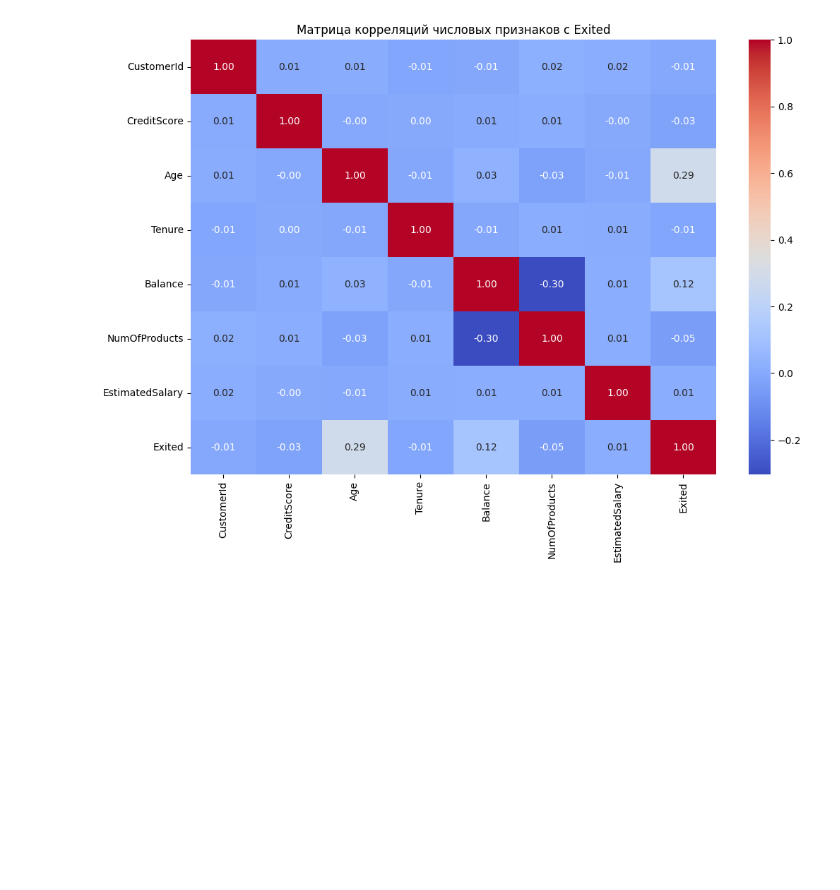
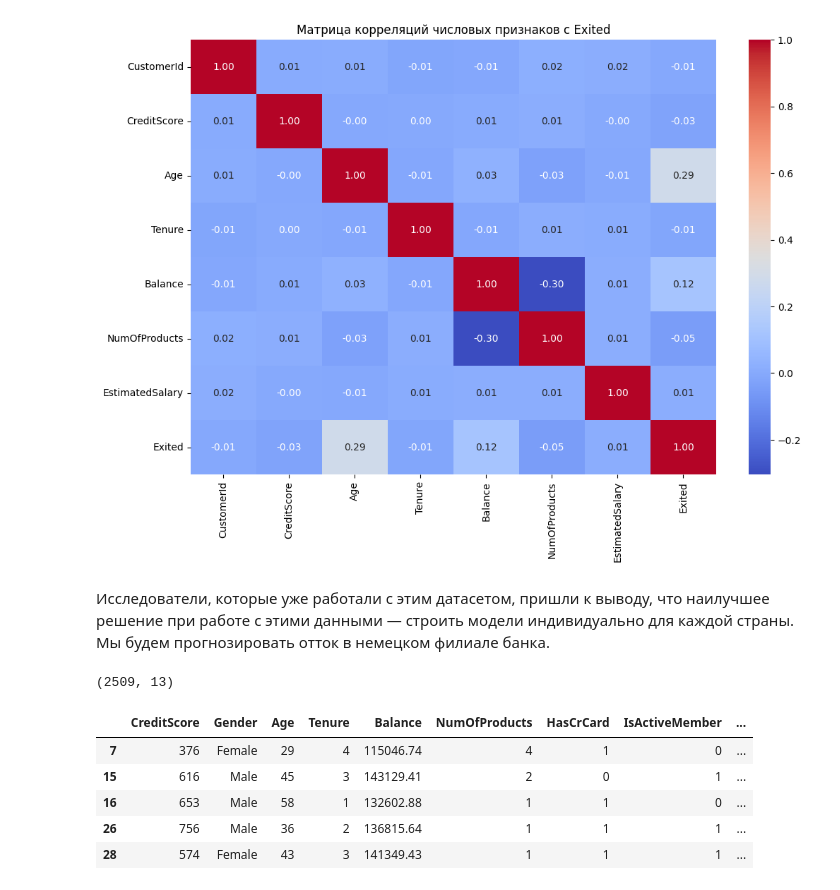
Before and after one commit to UlyanaGru/ml_practice, a Jupyter notebook: ml_practice.ipynb, the cells around one changed output. Cells and saved outputs as stored; diff of their text form; code cells hidden in the pictures; blank space fills up the shorter version.

Commit message:
clean data

```diff
--- a/ml_practice.ipynb
+++ b/ml_practice.ipynb
@@ -174,3 +174,20 @@ plt.title('Матрица корреляций числовых признако
 plt.show()
 # %% [output]
 [figure]
+# %% [markdown]
+Исследователи, которые уже работали с этим датасетом, пришли к выводу, что наилучшее решение при работе с этими данными — строить модели индивидуально для каждой страны. Мы будем прогнозировать отток в немецком филиале банка.
+# %%
+churn_data = churn_data[churn_data['Geography'] == 'Germany']
+churn_data.shape
+# %% [output]
+(2509, 13)
+# %%
+churn_data = churn_data.drop(['Geography', 'CustomerId', 'Surname'], axis=1)
+churn_data.head()
+# %% [output]
+|  | CreditScore | Gender | Age | Tenure | Balance | NumOfProducts | HasCrCard | IsActiveMember | ... |
+| 7 | 376 | Female | 29 | 4 | 115046.74 | 4 | 1 | 0 | ... |
+| 15 | 616 | Male | 45 | 3 | 143129.41 | 2 | 0 | 1 | ... |
+| 16 | 653 | Male | 58 | 1 | 132602.88 | 1 | 1 | 0 | ... |
+| 26 | 756 | Male | 36 | 2 | 136815.64 | 1 | 1 | 1 | ... |
+| 28 | 574 | Female | 43 | 3 | 141349.43 | 1 | 1 | 1 | ... |
```
